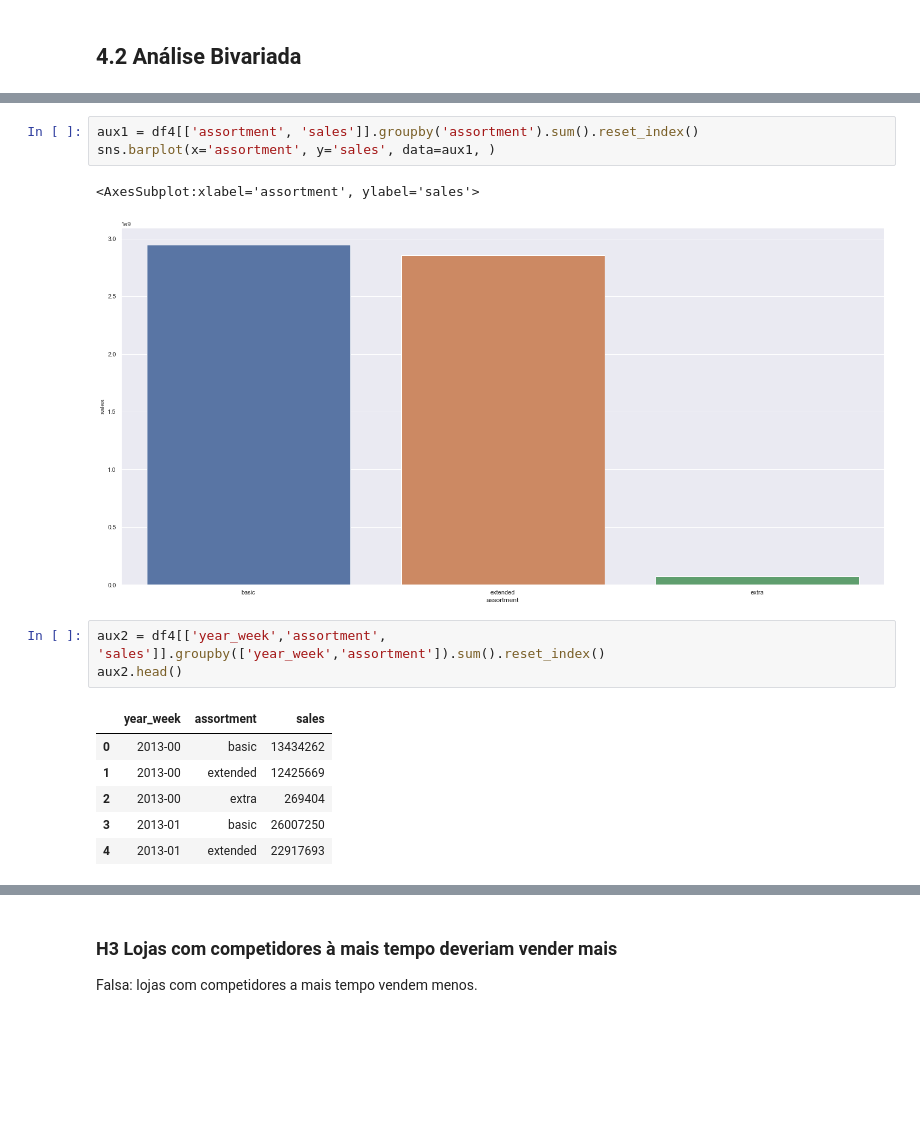
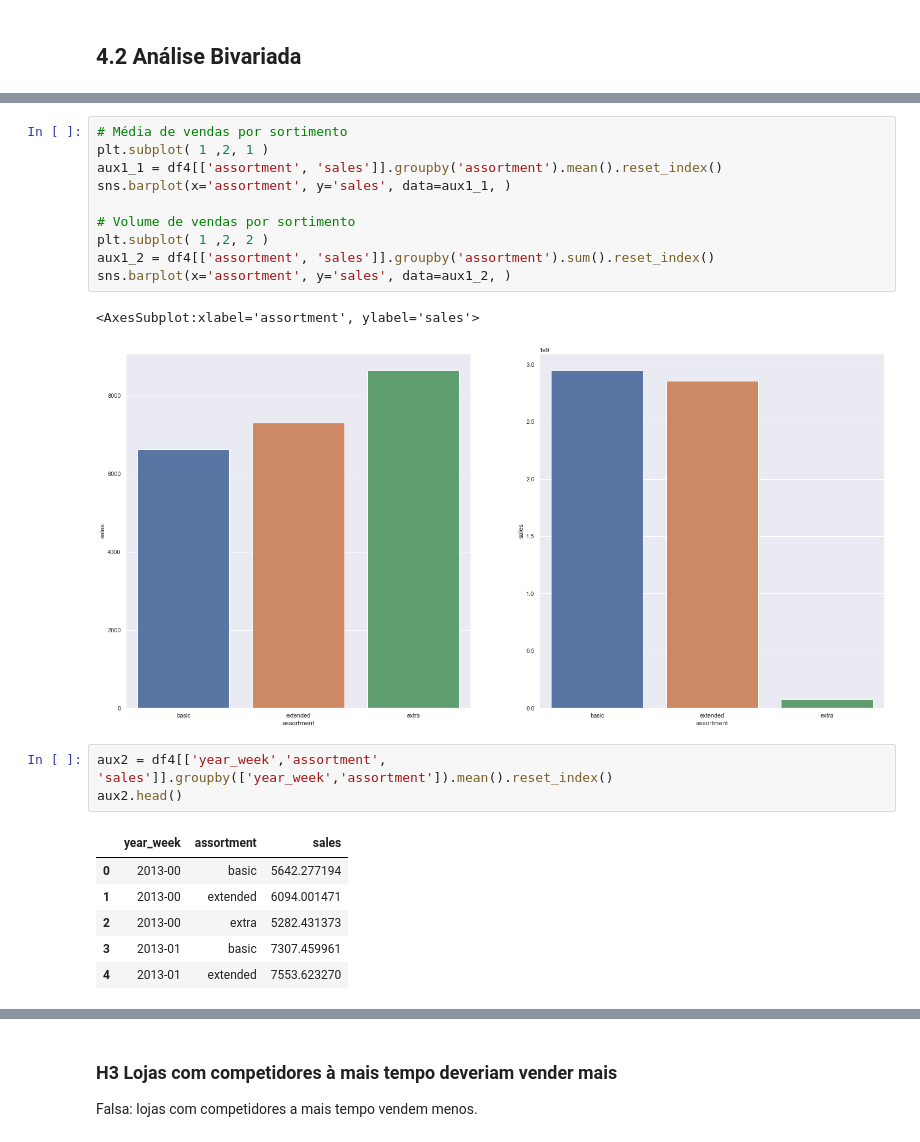
Before and after one commit to gabrielacaraujo/DSproducao, a Jupyter notebook: m4_EDA.ipynb, the cells around one changed output, grey strips where cells are left out. Saved outputs shown, nothing was run; the diff lists cells and outputs as text; blank space fills up the shorter version.

```diff
--- a/m4_EDA.ipynb
+++ b/m4_EDA.ipynb
@@ -829,19 +838,26 @@ sns.kdeplot( df4[df4['assortment'] == 'extra']['sales'], label='extra', shade=Tr
 # %%
-aux1 = df4[['assortment', 'sales']].groupby('assortment').sum().reset_index()
-sns.barplot(x='assortment', y='sales', data=aux1, )
+# Média de vendas por sortimento
+plt.subplot( 1 ,2, 1 )
+aux1_1 = df4[['assortment', 'sales']].groupby('assortment').mean().reset_index()
+sns.barplot(x='assortment', y='sales', data=aux1_1, )
+
+# Volume de vendas por sortimento
+plt.subplot( 1 ,2, 2 )
+aux1_2 = df4[['assortment', 'sales']].groupby('assortment').sum().reset_index()
+sns.barplot(x='assortment', y='sales', data=aux1_2, )
 # %% [output]
 <AxesSubplot:xlabel='assortment', ylabel='sales'>
-[figure, old version]
+[figure, new version]
 # %%
-aux2 = df4[['year_week','assortment', 'sales']].groupby(['year_week','assortment']).sum().reset_index()
+aux2 = df4[['year_week','assortment', 'sales']].groupby(['year_week','assortment']).mean().reset_index()
 aux2.head()
 # %% [output]
 |  | year_week | assortment | sales |
-| 0 | 2013-00 | basic | 13434262 |
-| 1 | 2013-00 | extended | 12425669 |
-| 2 | 2013-00 | extra | 269404 |
-| 3 | 2013-01 | basic | 26007250 |
-| 4 | 2013-01 | extended | 22917693 |
+| 0 | 2013-00 | basic | 5642.277194 |
+| 1 | 2013-00 | extended | 6094.001471 |
+| 2 | 2013-00 | extra | 5282.431373 |
+| 3 | 2013-01 | basic | 7307.459961 |
+| 4 | 2013-01 | extended | 7553.623270 |
 # %%
 aux2.pivot(index='year_week', columns='assortment', values='sales').plot()
 # %% [output]
```
Also changed, not shown: parts of 54 cells of this notebook.
